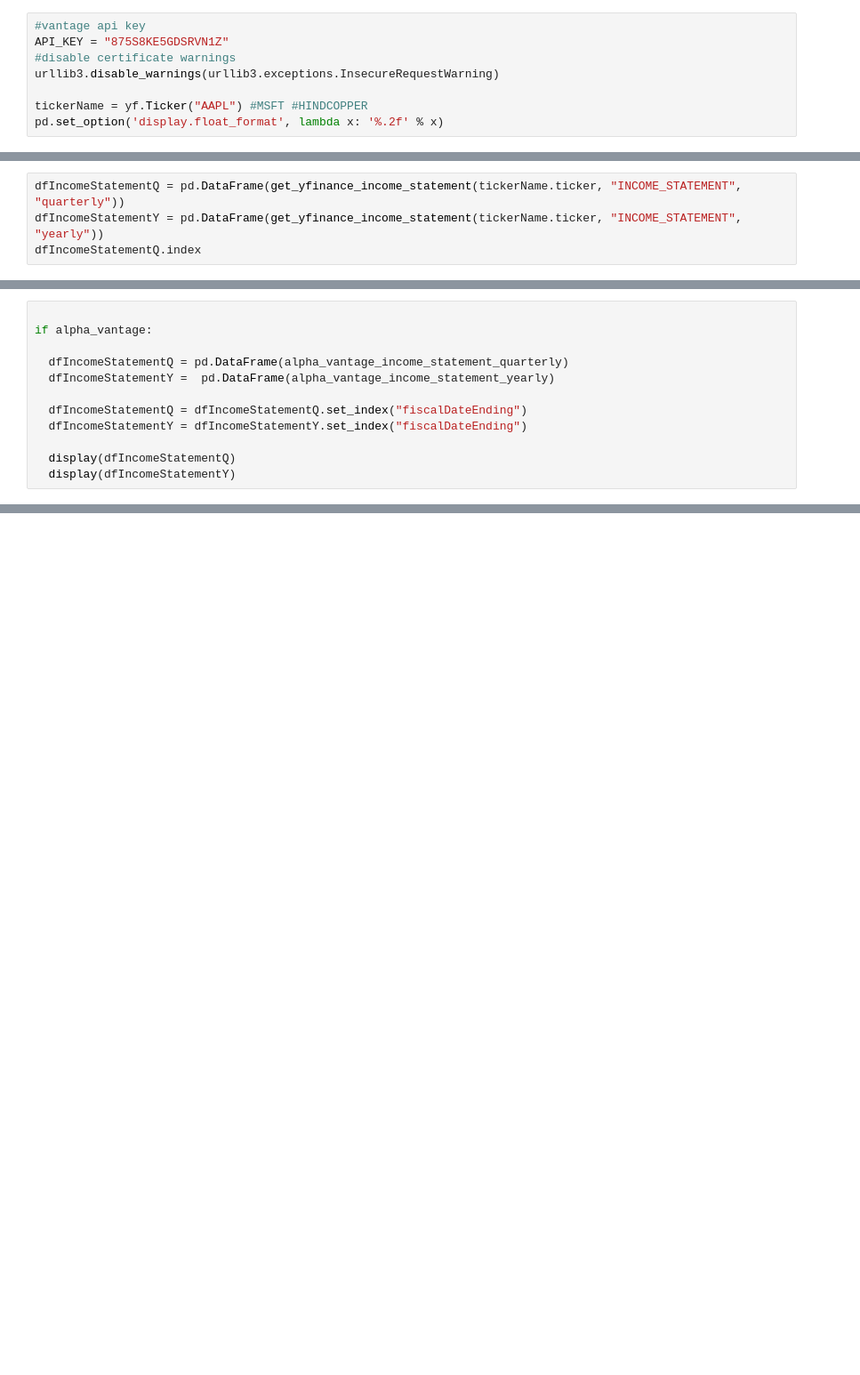
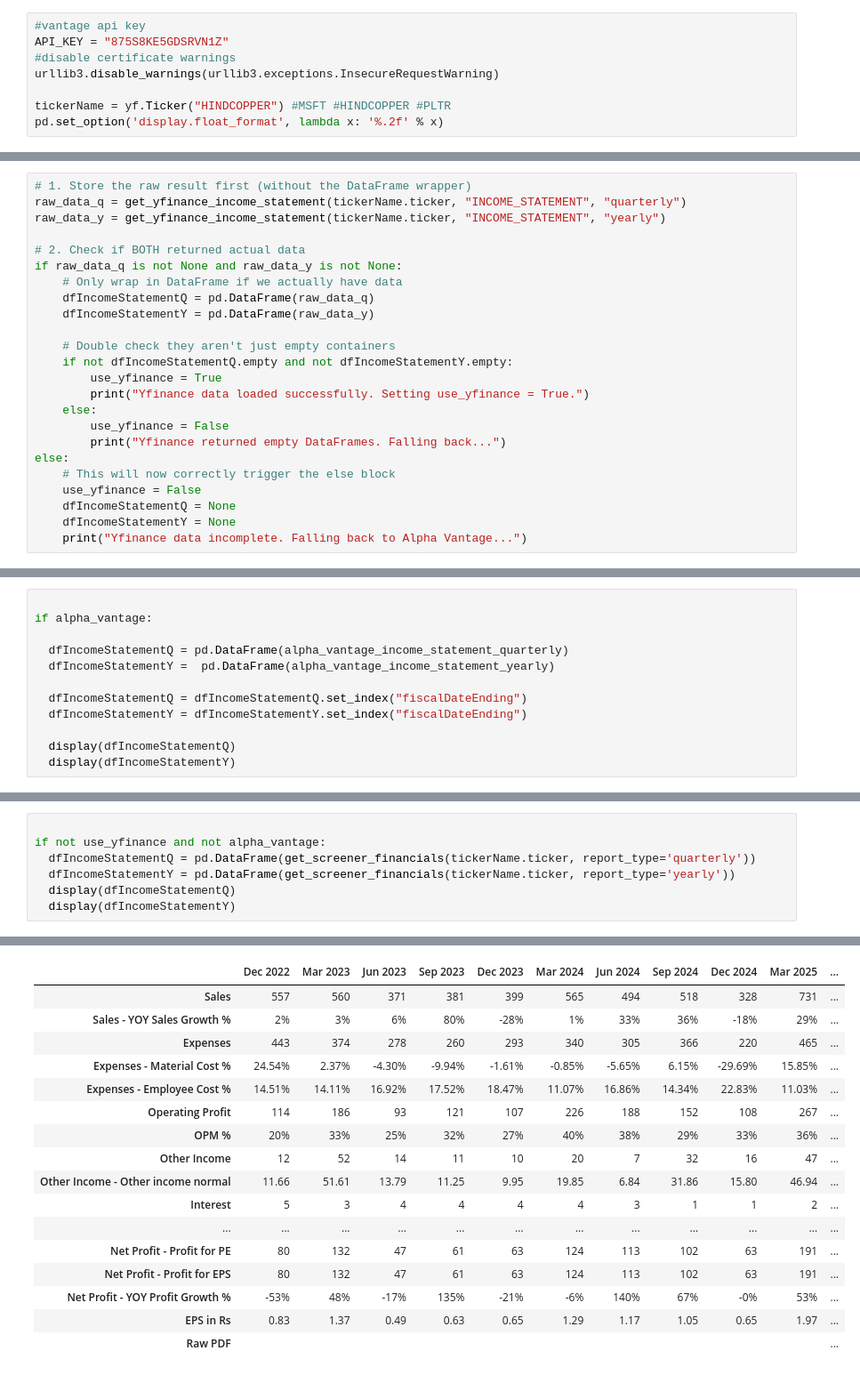
Before and after one commit to ashishmaharana188/financial_ETL_project, a Jupyter notebook: statementScrape.ipynb, the cells around one changed output, grey strips where cells are left out. Shown at 89% size. Saved outputs shown, nothing was run; the diff lists cells and outputs as text; blank space fills up the shorter version.

```diff
--- a/statementScrape.ipynb
+++ b/statementScrape.ipynb
@@ -14,7 +14,7 @@ API_KEY = "875S8KE5GDSRVN1Z"
 #disable certificate warnings
 urllib3.disable_warnings(urllib3.exceptions.InsecureRequestWarning)
 
-tickerName = yf.Ticker("AAPL") #MSFT #HINDCOPPER
+tickerName = yf.Ticker("HINDCOPPER") #MSFT #HINDCOPPER #PLTR
 pd.set_option('display.float_format', lambda x: '%.2f' % x)
 # %%
 CACHE_DIR = "offline_statements"
@@ -64,6 +64,26 @@ def get_yfinance_income_statement(ticker, statement_type,freq,cache_dir=CACHE_DI
 
   return df
 # %%
-dfIncomeStatementQ = pd.DataFrame(get_yfinance_income_statement(tickerName.ticker, "INCOME_STATEMENT", "quarterly"))
-dfIncomeStatementY = pd.DataFrame(get_yfinance_income_statement(tickerName.ticker, "INCOME_STATEMENT", "yearly"))
-dfIncomeStatementQ.index
+# 1. Store the raw result first (without the DataFrame wrapper)
+raw_data_q = get_yfinance_income_statement(tickerName.ticker, "INCOME_STATEMENT", "quarterly")
+raw_data_y = get_yfinance_income_statement(tickerName.ticker, "INCOME_STATEMENT", "yearly")
+
+# 2. Check if BOTH returned actual data
+if raw_data_q is not None and raw_data_y is not None:
+    # Only wrap in DataFrame if we actually have data
+    dfIncomeStatementQ = pd.DataFrame(raw_data_q)
+    dfIncomeStatementY = pd.DataFrame(raw_data_y)
+
+    # Double check they aren't just empty containers
+    if not dfIncomeStatementQ.empty and not dfIncomeStatementY.empty:
+        use_yfinance = True
+        print("Yfinance data loaded successfully. Setting use_yfinance = True.")
+    else:
+        use_yfinance = False
+        print("Yfinance returned empty DataFrames. Falling back...")
+else:
+    # This will now correctly trigger the else block
+    use_yfinance = False
+    dfIncomeStatementQ = None
+    dfIncomeStatementY = None
+    print("Yfinance data incomplete. Falling back to Alpha Vantage...")
@@ -156,0 +280,8 @@ def get_screener_financials(ticker):
+# %%
+
+if not use_yfinance and not alpha_vantage:
+  dfIncomeStatementQ = pd.DataFrame(get_screener_financials(tickerName.ticker, report_type='quarterly'))
+  dfIncomeStatementY = pd.DataFrame(get_screener_financials(tickerName.ticker, report_type='yearly'))
+  display(dfIncomeStatementQ)
+  display(dfIncomeStatementY)
+# %% [output]
@@ -156,0 +291,17 @@ def get_screener_financials(ticker):
+|  | Dec 2022 | Mar 2023 | Jun 2023 | Sep 2023 | Dec 2023 | Mar 2024 | Jun 2024 | Sep 2024 | Dec 2024 | Mar 2025 | ... |
+| Sales | 557 | 560 | 371 | 381 | 399 | 565 | 494 | 518 | 328 | 731 | ... |
+| Sales - YOY Sales Growth % | 2% | 3% | 6% | 80% | -28% | 1% | 33% | 36% | -18% | 29% | ... |
+| Expenses | 443 | 374 | 278 | 260 | 293 | 340 | 305 | 366 | 220 | 465 | ... |
+| Expenses - Material Cost % | 24.54% | 2.37% | -4.30% | -9.94% | -1.61% | -0.85% | -5.65% | 6.15% | -29.69% | 15.85% | ... |
+| Expenses - Employee Cost % | 14.51% | 14.11% | 16.92% | 17.52% | 18.47% | 11.07% | 16.86% | 14.34% | 22.83% | 11.03% | ... |
+| Operating Profit | 114 | 186 | 93 | 121 | 107 | 226 | 188 | 152 | 108 | 267 | ... |
+| OPM % | 20% | 33% | 25% | 32% | 27% | 40% | 38% | 29% | 33% | 36% | ... |
+| Other Income | 12 | 52 | 14 | 11 | 10 | 20 | 7 | 32 | 16 | 47 | ... |
+| Other Income - Other income normal | 11.66 | 51.61 | 13.79 | 11.25 | 9.95 | 19.85 | 6.84 | 31.86 | 15.80 | 46.94 | ... |
+| Interest | 5 | 3 | 4 | 4 | 4 | 4 | 3 | 1 | 1 | 2 | ... |
+| ... | ... | ... | ... | ... | ... | ... | ... | ... | ... | ... | ... |
+| Net Profit - Profit for PE | 80 | 132 | 47 | 61 | 63 | 124 | 113 | 102 | 63 | 191 | ... |
+| Net Profit - Profit for EPS | 80 | 132 | 47 | 61 | 63 | 124 | 113 | 102 | 63 | 191 | ... |
+| Net Profit - YOY Profit Growth % | -53% | 48% | -17% | 135% | -21% | -6% | 140% | 67% | -0% | 53% | ... |
+| EPS in Rs | 0.83 | 1.37 | 0.49 | 0.63 | 0.65 | 1.29 | 1.17 | 1.05 | 0.65 | 1.97 | ... |
+| Raw PDF |  |  |  |  |  |  |  |  |  |  | ... |
```
Also changed, not shown: parts of 6 cells of this notebook.
